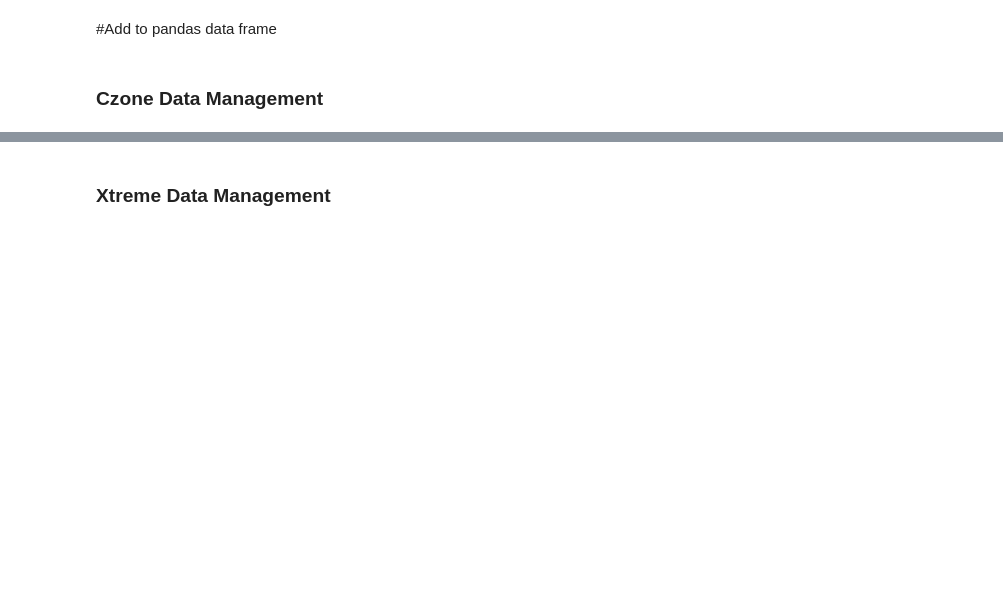
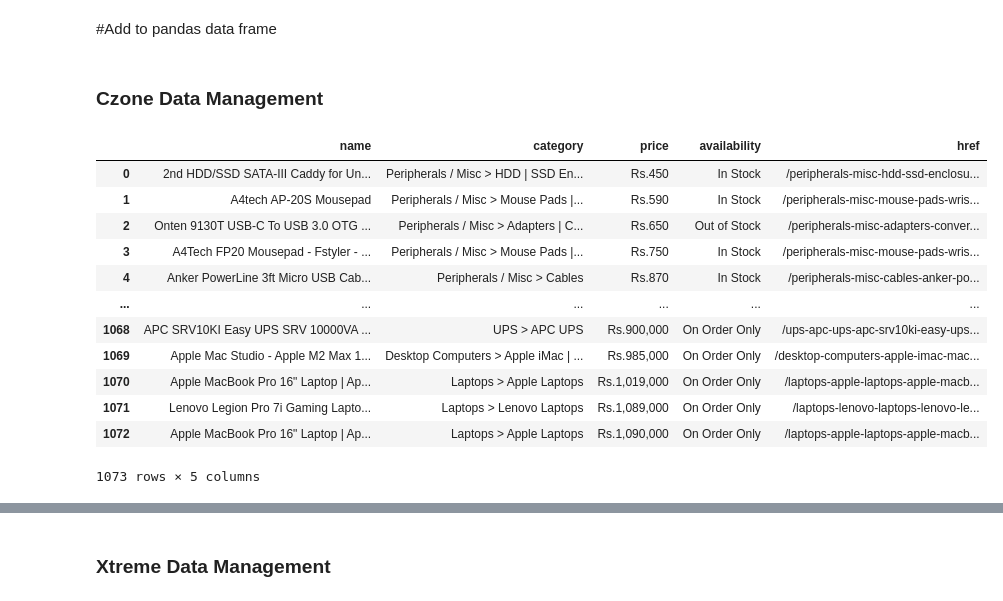
Before and after one commit to AhmedB479/Pakistan-PC-Price-list-webscrapper, a Jupyter notebook: PC_Part_Scraper.ipynb, the cells around one changed output, grey strips where cells are left out. Saved outputs shown, nothing was run; the diff lists cells and outputs as text; code cells hidden in the pictures; blank space fills up the shorter version.

```diff
--- a/PC_Part_Scraper.ipynb
+++ b/PC_Part_Scraper.ipynb
@@ -137,3 +160,21 @@ czone = get_all_pages(base_url[0],category[index],pages)
 #Add to pandas data frame
 # %% [markdown]
 ### Czone Data Management
+# %%
+input_data = czone_data #when scrapping
+#for current data
+czone_frame = pd.DataFrame(input_data)
+# %% [output]
+|  | name | category | price | availability | href |
+| 0 | 2nd HDD/SSD SATA-III Caddy for Un... | Peripherals / Misc > HDD | SSD En... | Rs.450 | In Stock | /peripherals-misc-hdd-ssd-enclosu... |
+| 1 | A4tech AP-20S Mousepad | Peripherals / Misc > Mouse Pads |... | Rs.590 | In Stock | /peripherals-misc-mouse-pads-wris... |
+| 2 | Onten 9130T USB-C To USB 3.0 OTG ... | Peripherals / Misc > Adapters | C... | Rs.650 | Out of Stock | /peripherals-misc-adapters-conver... |
+| 3 | A4Tech FP20 Mousepad - Fstyler - ... | Peripherals / Misc > Mouse Pads |... | Rs.750 | In Stock | /peripherals-misc-mouse-pads-wris... |
+| 4 | Anker PowerLine 3ft Micro USB Cab... | Peripherals / Misc > Cables | Rs.870 | In Stock | /peripherals-misc-cables-anker-po... |
+| ... | ... | ... | ... | ... | ... |
+| 1068 | APC SRV10KI Easy UPS SRV 10000VA ... | UPS > APC UPS | Rs.900,000 | On Order Only | /ups-apc-ups-apc-srv10ki-easy-ups... |
+| 1069 | Apple Mac Studio - Apple M2 Max 1... | Desktop Computers > Apple iMac | ... | Rs.985,000 | On Order Only | /desktop-computers-apple-imac-mac... |
+| 1070 | Apple MacBook Pro 16" Laptop | Ap... | Laptops > Apple Laptops | Rs.1,019,000 | On Order Only | /laptops-apple-laptops-apple-macb... |
+| 1071 | Lenovo Legion Pro 7i Gaming Lapto... | Laptops > Lenovo Laptops | Rs.1,089,000 | On Order Only | /laptops-lenovo-laptops-lenovo-le... |
+| 1072 | Apple MacBook Pro 16" Laptop | Ap... | Laptops > Apple Laptops | Rs.1,090,000 | On Order Only | /laptops-apple-laptops-apple-macb... |
+1073 rows × 5 columns
```
Also changed, not shown: parts of 12 cells of this notebook.
